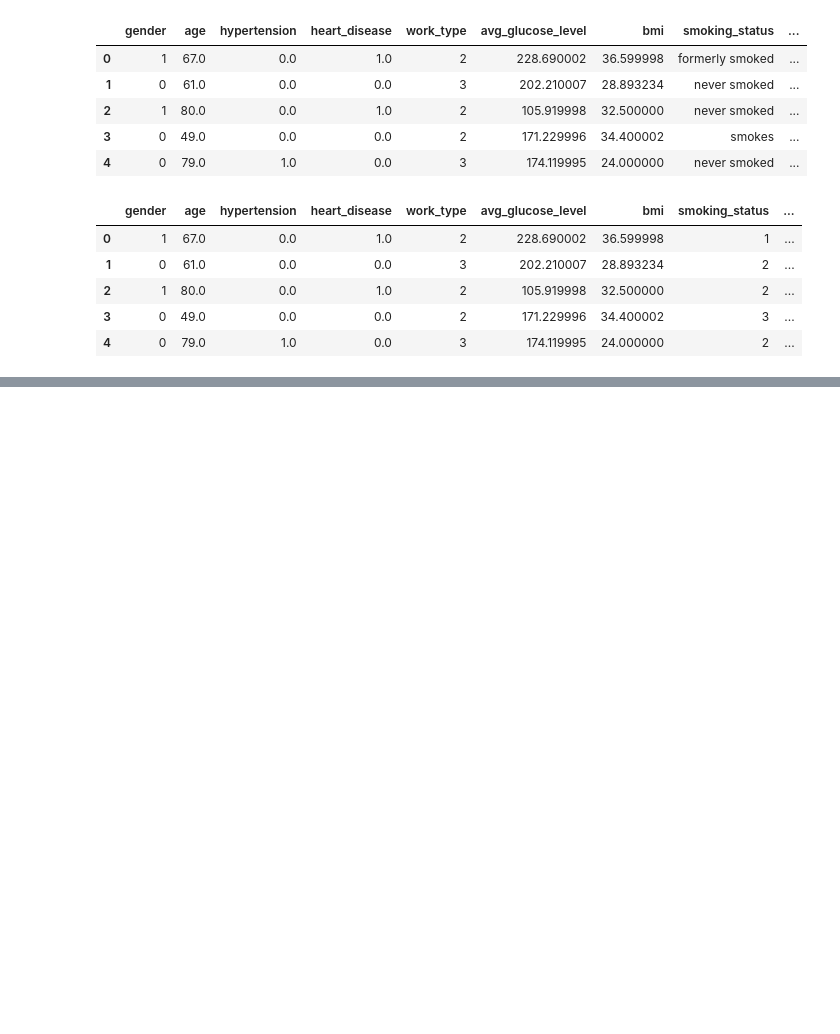
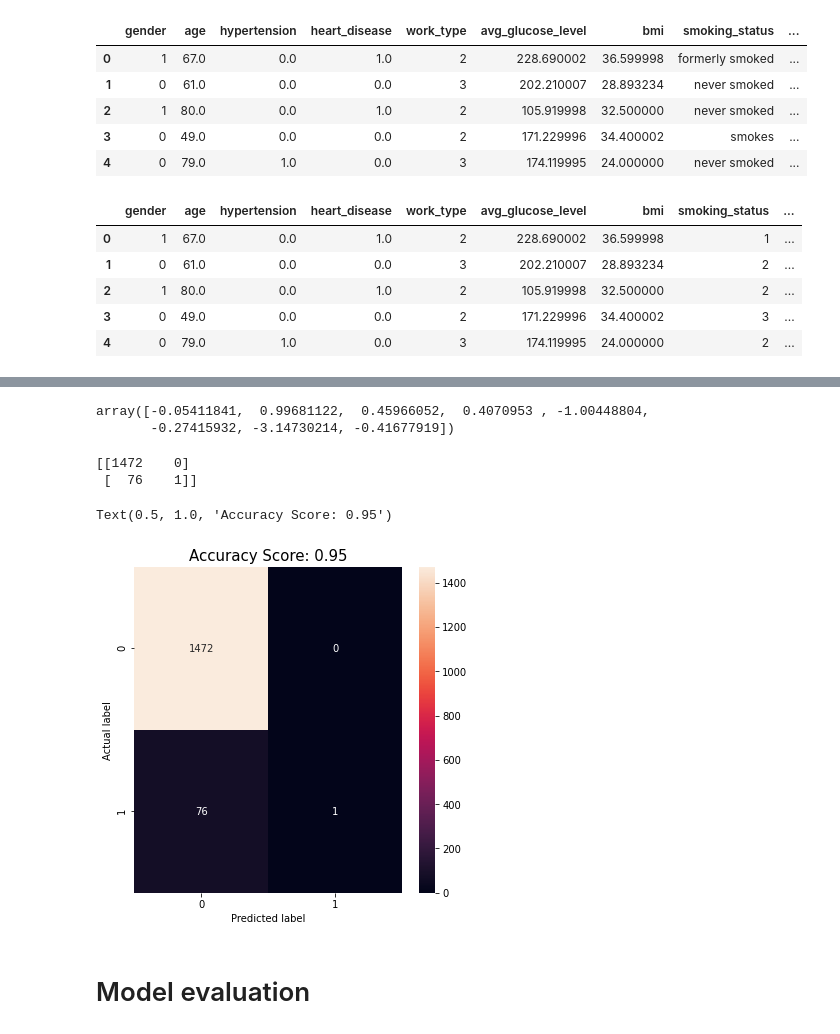
Before and after one commit to JouRous/BigData_FinalProject, a Jupyter notebook: final.ipynb, the cells around one changed output, grey strips where cells are left out. Drawn from its saved outputs; the diff is of its cells as text; code cells hidden in the pictures; blank space fills up the shorter version.

```diff
--- a/final.ipynb
+++ b/final.ipynb
@@ -234,0 +424,3 @@ def naive_bayes(train, test):
+# %%
+def sigmoid(z):
+    return 1.0 / (1.0 + Positiveexp(-z))
@@ -235,2 +444,55 @@ def naive_bayes(train, test):
+# %%
+theta
+# %% [output]
+array([-0.05411841,  0.99681122,  0.45966052,  0.4070953 , -1.00448804,
+       -0.27415932, -3.14730214, -0.41677919])
+# %%
+num_epoches = 10000
+learning_rate = 0.1
+
+
+
+for e in range(num_epoches):
+    # Tính gradient
+    grad = gradient(train_x, train_y, theta)
+
+    # Update theta
+    theta = theta - learning_rate * grad
+    total_loss = loss_function(train_x, train_y, theta)
+
+
+    if e % 1000 == 0:
+        print(total_loss)
+
+print('Training finished')
+# %%
+rdd_kq = test.rdd.map(lambda x:(sigmoid(sum(float(x[i])*float(theta[i]) for i in range(len(x)-1)))))
+rdd_kq = rdd_kq.map(lambda x: (1 if x >=0.5 else 0))
+# %%
+actual = test.select('stroke').rdd.flatMap(lambda x: x).collect()
+predicted = rdd_kq.collect()
+
+y_true = np.array(actual).astype(int)
+y_pred = np.array(predicted).astype(int)
+
+accuracy = acc(y_true, y_pred)
+# accuracy = accuracy_metric(actual, predicted)
+
+cm = generate_confusion_matrix(y_true, y_pred)
+
+# plot confusion matrix
+plt.figure(figsize=(6,6))
+sns.heatmap(cm, annot=True, fmt='.0f')
+plt.ylabel('Actual label')
+plt.xlabel('Predicted label')
+title = 'Accuracy Score: {0}'.format(round(accuracy,2))
+plt.title(title, size=15)
+# %% [output]
+[[1472    0]
+ [  76    1]]
+Text(0.5, 1.0, 'Accuracy Score: 0.95')
+[figure, added]
+# %% [markdown]
+# Model evaluation
 # %%
 train, test = data.randomSplit([0.7, 0.3], seed = 2222)
```
Also changed, not shown: parts of 47 cells of this notebook, 2 other files.
